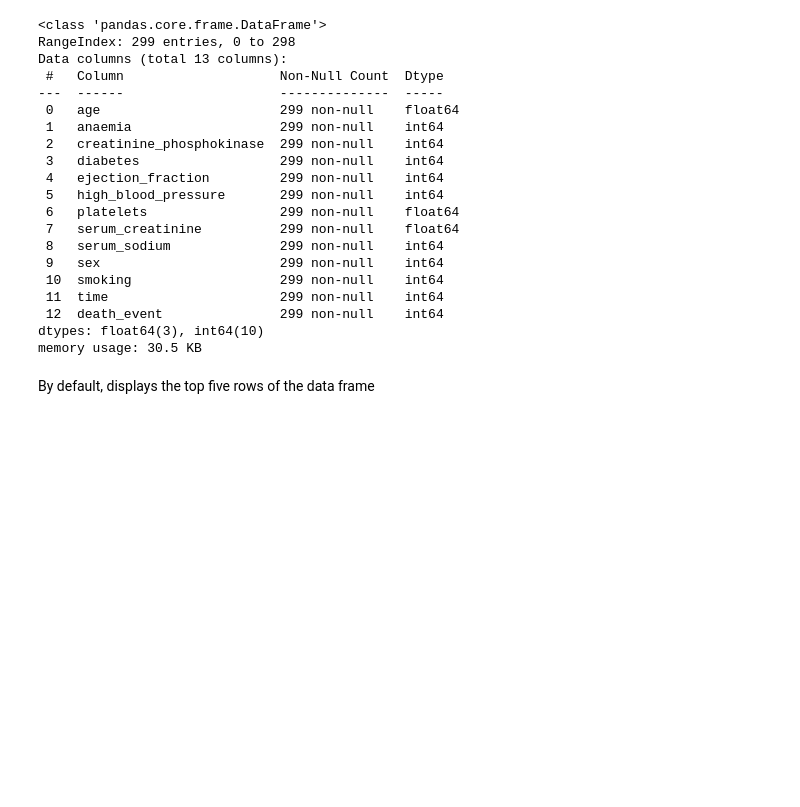
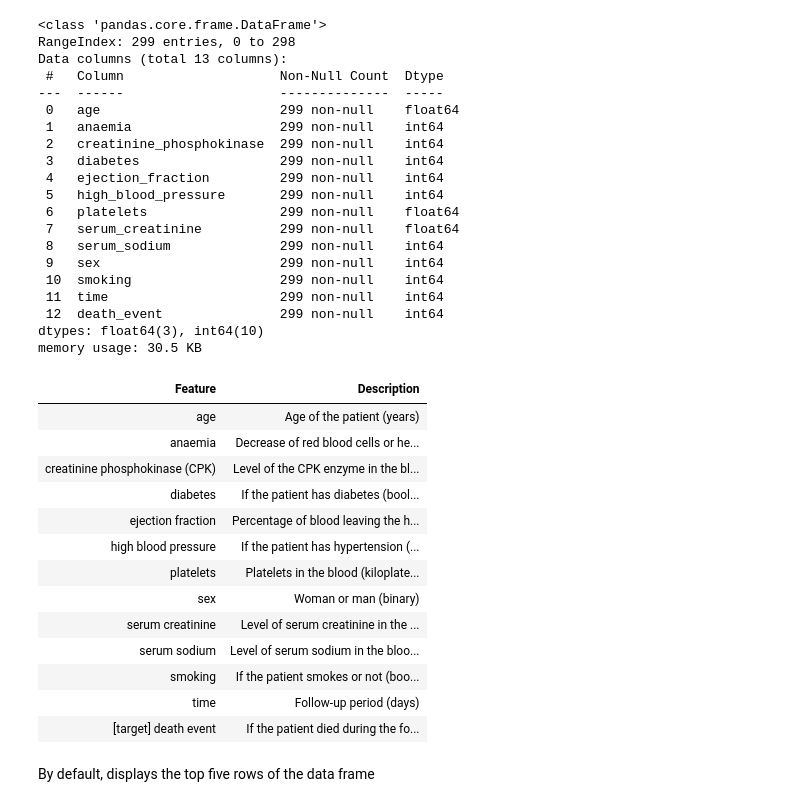
Before and after one commit to thisishasan/slda, a Jupyter notebook: code.ipynb, the cells around one changed output. Saved outputs shown, nothing was run; the diff lists cells and outputs as text; code cells hidden in the pictures; blank space fills up the shorter version.

```diff
--- a/code.ipynb
+++ b/code.ipynb
@@ -59,6 +60,51 @@ Data columns (total 13 columns):
  12  death_event               299 non-null    int64
 dtypes: float64(3), int64(10)
 memory usage: 30.5 KB
+# %%
+from IPython.display import display, HTML
+
+# Data for the table
+data_dict = {
+    "Feature": [
+        "age", "anaemia", "creatinine phosphokinase (CPK)", "diabetes",
+        "ejection fraction", "high blood pressure", "platelets",
+        "sex", "serum creatinine", "serum sodium", "smoking", "time", "[target] death event"
+    ],
+    "Description": [
+        "Age of the patient (years)",
+        "Decrease of red blood cells or hemoglobin (boolean)",
+        "Level of the CPK enzyme in the blood (mcg/L)",
+        "If the patient has diabetes (boolean)",
+        "Percentage of blood leaving the heart at each contraction (percentage)",
+        "If the patient has hypertension (boolean)",
+        "Platelets in the blood (kiloplatelets/mL)",
+        "Woman or man (binary)",
+        "Level of serum creatinine in the blood (mg/dL)",
+        "Level of serum sodium in the blood (mEq/L)",
+        "If the patient smokes or not (boolean)",
+        "Follow-up period (days)",
+        "If the patient died during the follow-up period (boolean)"
+    ]
+}
+
+# Creating the table as HTML
+html_table = pd.DataFrame(data_dict).to_html(index=False, escape=False)
+display(HTML(html_table))
+# %% [output]
+| Feature | Description |
+| age | Age of the patient (years) |
+| anaemia | Decrease of red blood cells or he... |
+| creatinine phosphokinase (CPK) | Level of the CPK enzyme in the bl... |
+| diabetes | If the patient has diabetes (bool... |
+| ejection fraction | Percentage of blood leaving the h... |
+| high blood pressure | If the patient has hypertension (... |
+| platelets | Platelets in the blood (kiloplate... |
+| sex | Woman or man (binary) |
+| serum creatinine | Level of serum creatinine in the ... |
+| serum sodium | Level of serum sodium in the bloo... |
+| smoking | If the patient smokes or not (boo... |
+| time | Follow-up period (days) |
+| [target] death event | If the patient died during the fo... |
 # %% [markdown]
 By default, displays the top five rows of the data frame
 # %%
```
Also changed, not shown: parts of 4 cells of this notebook.
